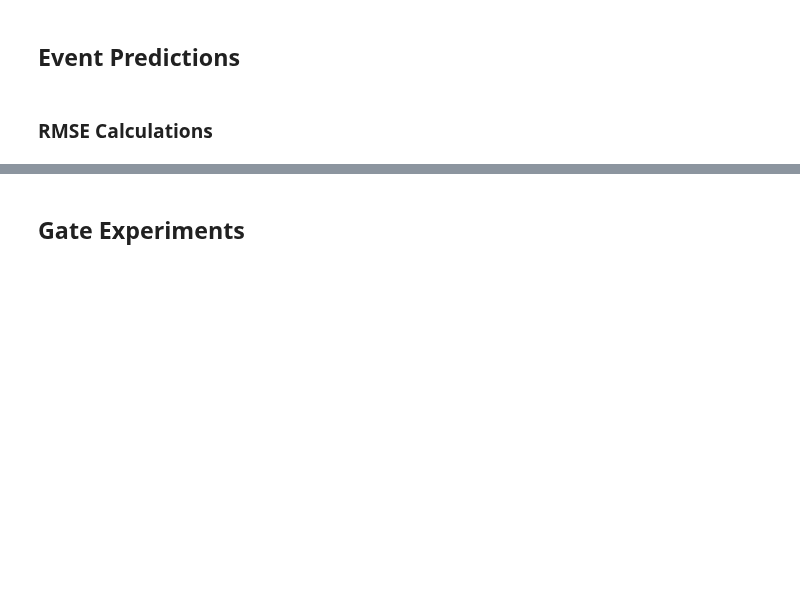
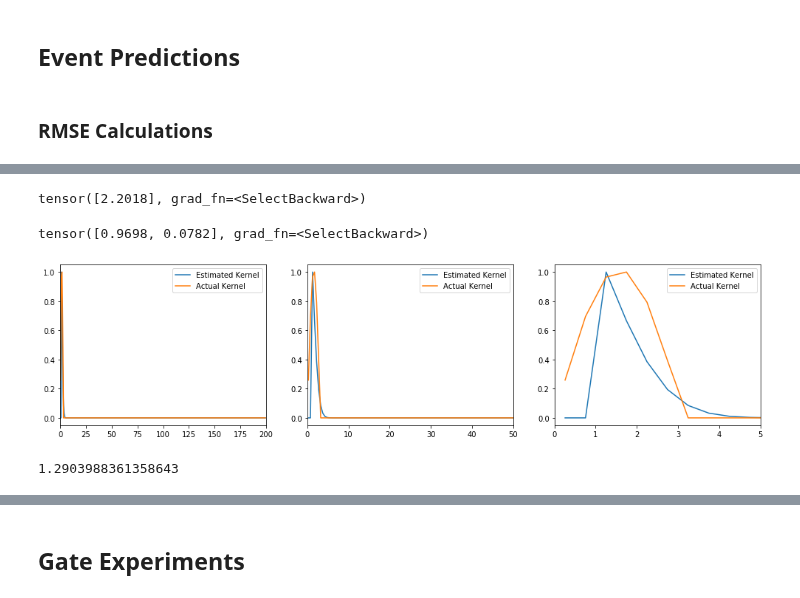
Before and after one commit to yamacisik/gated_kernel_tpp, a Jupyter notebook: dev_notebook.ipynb, the cells around one changed output, grey strips where cells are left out. Saved outputs shown, nothing was run; the diff lists cells and outputs as text; code cells hidden in the pictures; blank space fills up the shorter version.

```diff
--- a/dev_notebook.ipynb
+++ b/dev_notebook.ipynb
@@ -157,0 +356,8 @@ sns.distplot(np.abs(all_errors.to('cpu').detach()))
+# %%
+model.encoder.kernel.length_scale(model.encoder.type_emb.weight)[-1]
+# %% [output]
+tensor([2.2018], grad_fn=<SelectBackward>)
+# %%
+model.encoder.sigmoid.params(model.encoder.type_emb.weight)[-1]
+# %% [output]
+tensor([0.9698, 0.0782], grad_fn=<SelectBackward>)
@@ -157,0 +393,61 @@ sns.distplot(np.abs(all_errors.to('cpu').detach()))
+# %%
+x = all_times.detach()
+y = kernel_values.detach()
+
+sorted_indices = torch.argsort(x)
+
+x = x[sorted_indices]
+y = y[sorted_indices]
+
+
+def sin_kernel(t):
+
+
+    t_c = np.copy(t)
+    t_c[t_c>4] =0
+    sin = np.sin(t_c)/8
+    sin[sin <0] =0
+    return sin
+
+
+## Moving Average
+
+step = 0.5
+
+t = []
+alpha = []
+
+for i in np.arange(step,200,step):
+    avg_index = (x<i) & ( x >i - step)
+    t.append(x[avg_index].mean().item())
+    alpha.append(y[avg_index].mean().item())
+alpha = np.array(alpha)
+alpha = alpha/alpha.max()
+actual_alpha = sin_kernel(np.array(t))
+actual_alpha = (actual_alpha - actual_alpha.min())/(actual_alpha.max()-actual_alpha.min())
+
+fig, (ax1, ax2,ax3) = plt.subplots(1, 3,figsize=(17,4))
+
+ax1.plot(t,alpha,label='Estimated Kernel')
+ax1.plot(t,actual_alpha,label='Actual Kernel')
+ax1.set_xlim(0, 200)
+ax1.legend()
+
+ax2.plot(t,alpha,label='Estimated Kernel')
+ax2.plot(t,actual_alpha,label='Actual Kernel')
+ax2.set_xlim(0, 50)
+ax2.legend()
+
+
+ax3.plot(t,alpha,label='Estimated Kernel')
+ax3.plot(t,actual_alpha,label='Actual Kernel')
+ax3.set_xlim(0, 5)
+ax3.legend()
+
+plt.show()
+# %% [output]
+[figure, added]
+# %%
+alpha.max()
+# %% [output]
+1.2903988361358643
```
Also changed, not shown: parts of 34 cells of this notebook, 4 other files.
